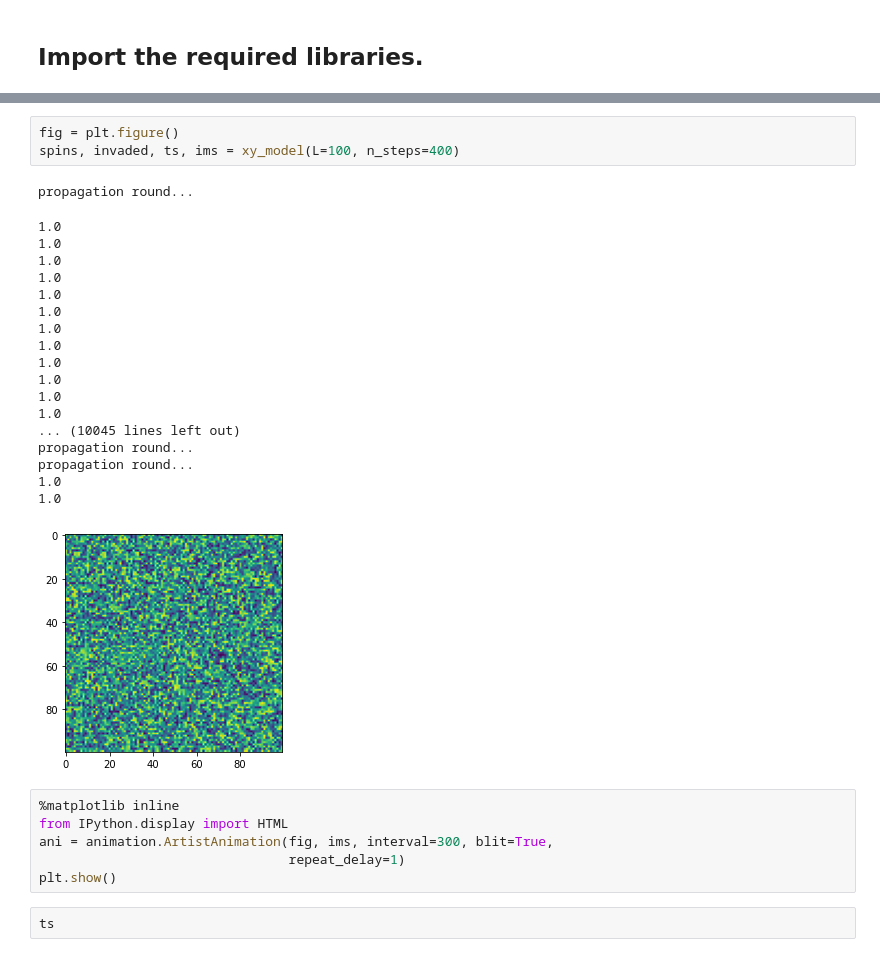
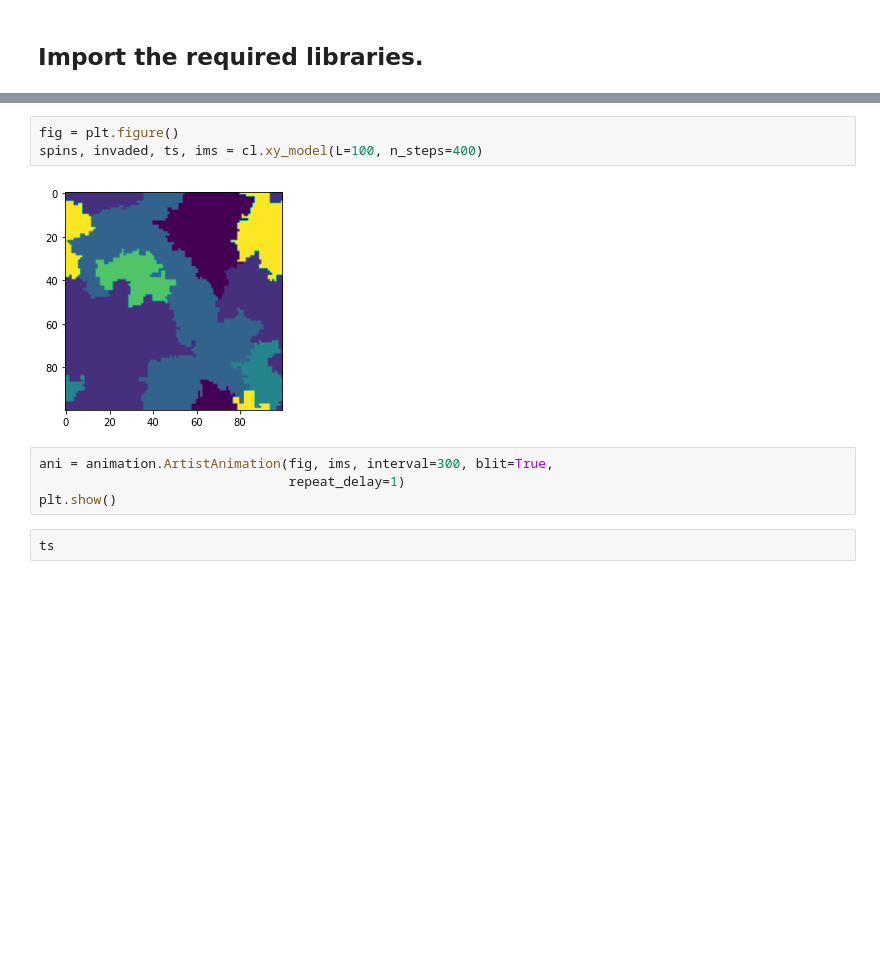
Before and after one commit to bernwo/AP3082-XY-Model, a Jupyter notebook: invaded_cluster.ipynb, the cells around one changed output, grey strips where cells are left out. Saved outputs shown, nothing was run; the diff lists cells and outputs as text; blank space fills up the shorter version.

```diff
--- a/invaded_cluster.ipynb
+++ b/invaded_cluster.ipynb
@@ -242,29 +10,9 @@ def percolation_model(L, p):
 # %%
 fig = plt.figure()
-spins, invaded, ts, ims = xy_model(L=100, n_steps=400)
+spins, invaded, ts, ims = cl.xy_model(L=100, n_steps=400)
 # %% [output]
-propagation round...
-1.0
-1.0
-1.0
-1.0
-1.0
-1.0
-1.0
-1.0
-1.0
-1.0
-1.0
-1.0
-... (10045 lines left out)
-propagation round...
-propagation round...
-1.0
-1.0
-[figure, old version]
+[figure, new version]
 # %%
-%matplotlib inline
-from IPython.display import HTML
 ani = animation.ArtistAnimation(fig, ims, interval=300, blit=True,
                                 repeat_delay=1)
 plt.show()
```
Also changed, not shown: parts of 13 cells of this notebook, 1 other file.
